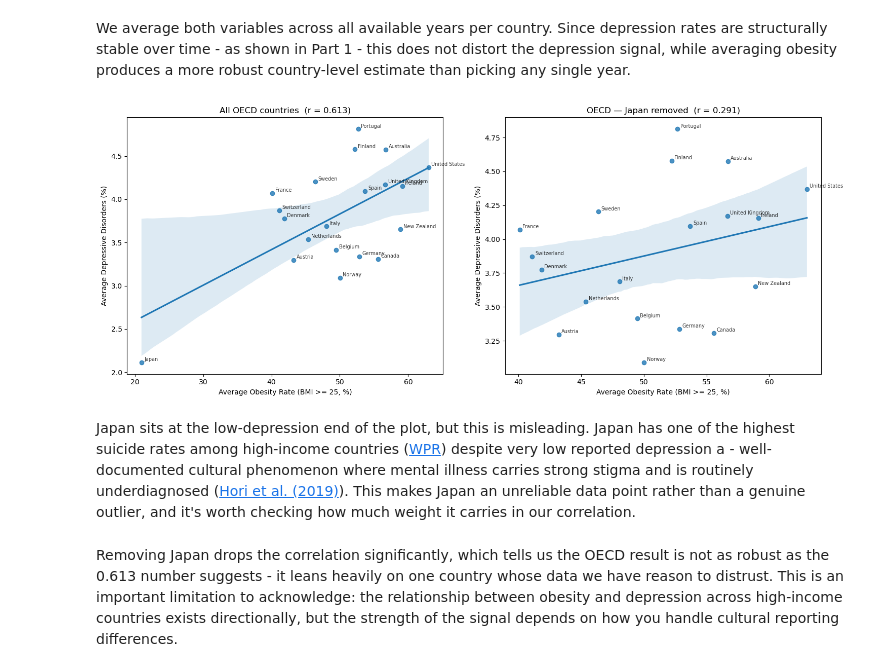
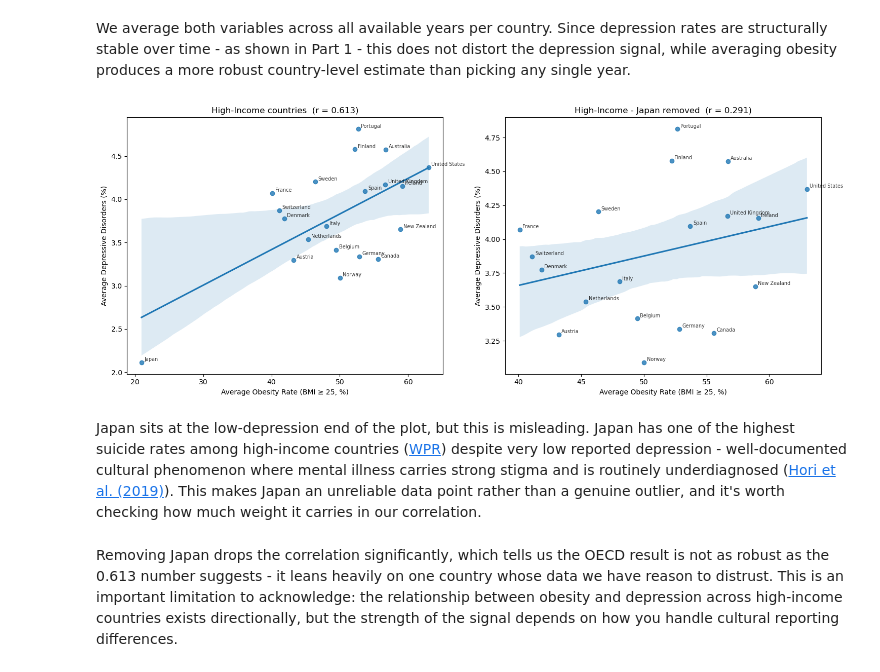
Before and after one commit to IvanOgnyanovGoranov/diet-obesity-mental-health-analysis, a Jupyter notebook: project.ipynb, the cells around one changed output. Cells and saved outputs as stored; diff of their text form; code cells hidden in the pictures.

```diff
--- a/project.ipynb
+++ b/project.ipynb
@@ -268,41 +240,40 @@ high_income_countries = [
     'Spain', 'Sweden', 'Switzerland', 'United Kingdom', 'United States'
 ]
 
-# The Organization for Economic Cooperation and Development (OECD) - primarily high-income economies committed to democracy and market economies.
-oecd_df = obesity_mental_health_df[obesity_mental_health_df['country'].isin(high_income_countries)]
-print(f'Countries included: {oecd_df["country"].nunique()}')
-print(f'Year range: {oecd_df["year"].min()} to {oecd_df["year"].max()}')
+high_income_df  = obesity_mental_health_df[obesity_mental_health_df['country'].isin(high_income_countries)]
+print(f'Countries included: {high_income_df ["country"].nunique()}')
+print(f'Year range: {high_income_df["year"].min()} to {high_income_df ["year"].max()}')
 # %% [output]
 Countries included: 20
 Year range: 1990 to 2019
 # %%
 # Average each country across all years
-oecd_avg = oecd_df.groupby('country')[['obesity_rate', 'depressive_disorders']].mean().reset_index()
+high_income_avg  = high_income_df.groupby('country')[['obesity_rate', 'depressive_disorders']].mean().reset_index()
 # %% [markdown]
 We average both variables across all available years per country. Since depression rates are structurally stable over time - as shown in Part 1 - this does not distort the depression signal, while averaging obesity produces a more robust country-level estimate than picking any single year.
 # %%
 # Plots a regression scatter with country labels and correlation in the title
 
-def plot_corr(df, x, y, title, ax):
+def plot_corr(df, x, y, title, ax, ylabel='Average Depressive Disorders (%)'):
     sns.regplot(data=df, x=x, y=y, ax=ax)
     for _, row in df.iterrows():
         ax.annotate(row['country'], (row[x], row[y]),
                     fontsize=7, alpha=0.8, xytext=(4, 2), textcoords='offset points')
     r = df[x].corr(df[y])
     ax.set_title(f'{title}  (r = {r:.3f})')
-    ax.set_xlabel('Average Obesity Rate (BMI >= 25, %)')
-    ax.set_ylabel('Average Depressive Disorders (%)')
-
-# Left plot: all OECD countries
-# Right plot: same but with Japan removed to test how much it influences the result
-fig, (ax1, ax2) = plt.subplots(1, 2, figsize=(15, 6))
-plot_corr(oecd_avg, 'obesity_rate', 'depressive_disorders', 'All OECD countries', ax1)
-plot_corr(oecd_avg[oecd_avg['country'] != 'Japan'], 'obesity_rate', 'depressive_disorders', 'OECD — Japan removed', ax2)
-plt.tight_layout()
-plt.show()
+    ax.set_xlabel('Average Obesity Rate (BMI ≥ 25, %)')
+    ax.set_ylabel(ylabel)
-# %% [output]
-[figure, removed]
+# %%
+# Left plot: all High-Income countries
+# Right plot: same but with Japan removed to test how much it influences the result
+fig, (ax1, ax2) = plt.subplots(1, 2, figsize=(15, 6))
+plot_corr(high_income_avg, 'obesity_rate', 'depressive_disorders', 'High-Income countries', ax1)
+plot_corr(high_income_avg[high_income_avg['country'] != 'Japan'], 'obesity_rate', 'depressive_disorders', 'High-Income - Japan removed', ax2)
+plt.tight_layout()
+plt.show()
+# %% [output]
+[figure, added]
 # %% [markdown]
-Japan sits at the low-depression end of the plot, but this is misleading. Japan has one of the highest suicide rates among high-income countries ([WPR](https://worldpopulationreview.com/country-rankings/suicide-rate-by-country)) despite very low reported depression a - well-documented cultural phenomenon where mental illness carries strong stigma and is routinely underdiagnosed ([Hori et al. (2019)](https://pmc.ncbi.nlm.nih.gov/articles/PMC6778451/)). This makes Japan an unreliable data point rather than a genuine outlier, and it's worth checking how much weight it carries in our correlation.
+Japan sits at the low-depression end of the plot, but this is misleading. Japan has one of the highest suicide rates among high-income countries ([WPR](https://worldpopulationreview.com/country-rankings/suicide-rate-by-country)) despite very low reported depression - well-documented cultural phenomenon where mental illness carries strong stigma and is routinely underdiagnosed ([Hori et al. (2019)](https://pmc.ncbi.nlm.nih.gov/articles/PMC6778451/)). This makes Japan an unreliable data point rather than a genuine outlier, and it's worth checking how much weight it carries in our correlation.
 # %% [markdown]
 Removing Japan drops the correlation significantly, which tells us the OECD result is not as robust as the 0.613 number suggests - it leans heavily on one country whose data we have reason to distrust. This is an important limitation to acknowledge: the relationship between obesity and depression across high-income countries exists directionally, but the strength of the signal depends on how you handle cultural reporting differences.
```
Also changed, not shown: parts of 24 cells of this notebook, 1 other file.
